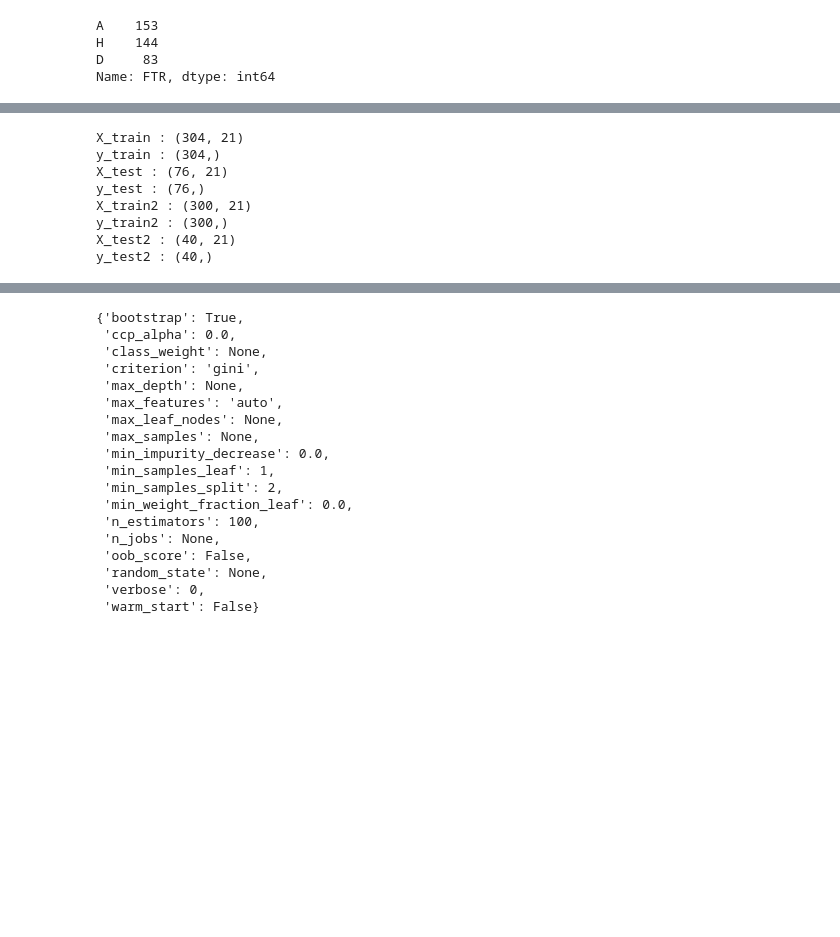
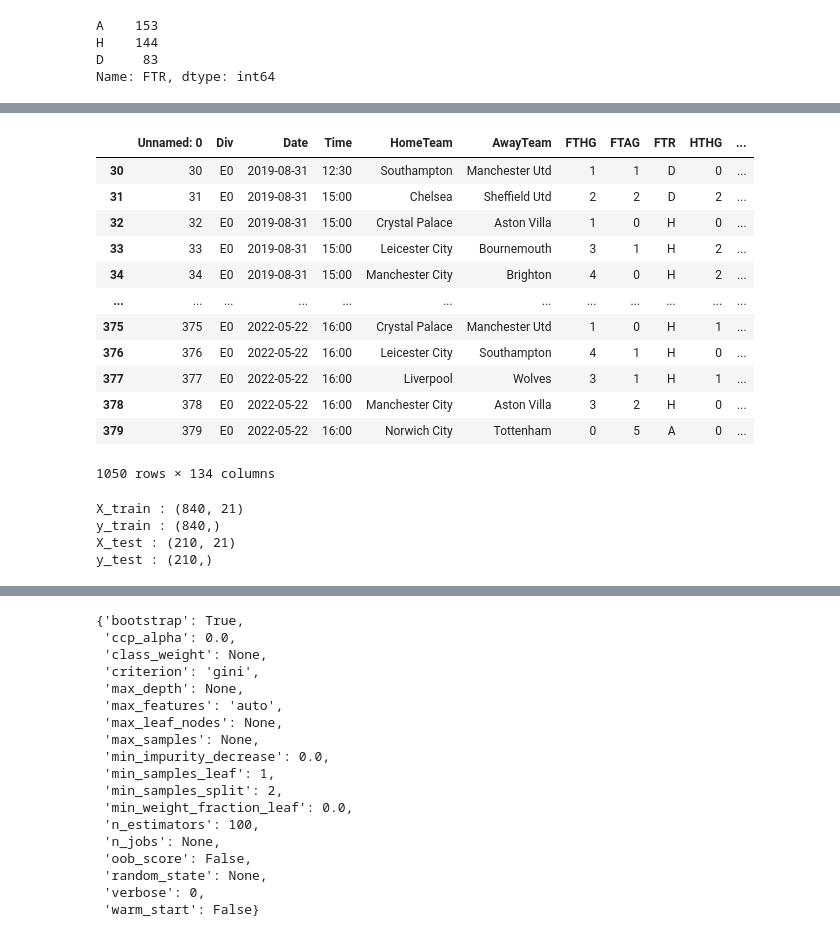
Before and after one commit to Giuliano99/Masterarbeit, a Jupyter notebook: Random Forest.ipynb, the cells around one changed output, grey strips where cells are left out. Saved outputs shown, nothing was run; the diff lists cells and outputs as text; code cells hidden in the pictures; blank space fills up the shorter version.

```diff
--- a/Random Forest.ipynb
+++ b/Random Forest.ipynb
@@ -467,3 +478,25 @@ PL20_21_features
+# %%
+#remove first 3 gameweeks
+PL19_20_features_tmp  = PL19_20_features.iloc[ -350:]
+PL20_21_features_tmp  = PL20_21_features.iloc[ -350:]
+PL21_22_features_tmp  = PL21_22_features.iloc[ -350:]
+#concatenate seasons
+PL_total = pd.concat([PL19_20_features_tmp, PL20_21_features_tmp, PL21_22_features_tmp])
+PL_total
+# %% [output]
+|  | Unnamed: 0 | Div | Date | Time | HomeTeam | AwayTeam | FTHG | FTAG | FTR | HTHG | ... |
+| 30 | 30 | E0 | 2019-08-31 | 12:30 | Southampton | Manchester Utd | 1 | 1 | D | 0 | ... |
+| 31 | 31 | E0 | 2019-08-31 | 15:00 | Chelsea | Sheffield Utd | 2 | 2 | D | 2 | ... |
+| 32 | 32 | E0 | 2019-08-31 | 15:00 | Crystal Palace | Aston Villa | 1 | 0 | H | 0 | ... |
+| 33 | 33 | E0 | 2019-08-31 | 15:00 | Leicester City | Bournemouth | 3 | 1 | H | 2 | ... |
+| 34 | 34 | E0 | 2019-08-31 | 15:00 | Manchester City | Brighton | 4 | 0 | H | 2 | ... |
+| ... | ... | ... | ... | ... | ... | ... | ... | ... | ... | ... | ... |
+| 375 | 375 | E0 | 2022-05-22 | 16:00 | Crystal Palace | Manchester Utd | 1 | 0 | H | 1 | ... |
+| 376 | 376 | E0 | 2022-05-22 | 16:00 | Leicester City | Southampton | 4 | 1 | H | 0 | ... |
+| 377 | 377 | E0 | 2022-05-22 | 16:00 | Liverpool | Wolves | 3 | 1 | H | 1 | ... |
+| 378 | 378 | E0 | 2022-05-22 | 16:00 | Manchester City | Aston Villa | 3 | 2 | H | 0 | ... |
+| 379 | 379 | E0 | 2022-05-22 | 16:00 | Norwich City | Tottenham | 0 | 5 | A | 0 | ... |
+1050 rows × 134 columns
 # %%
 #prepare Data for ML Algos
 #add column for H A X
@@ -497,19 +520,11 @@ print(f'X_train : {X_train.shape}')
 print(f'y_train : {y_train.shape}')
 print(f'X_test : {X_test.shape}')
 print(f'y_test : {y_test.shape}')
-print(f'X_train2 : {X_train2.shape}')
-print(f'y_train2 : {y_train2.shape}')
-print(f'X_test2 : {X_test2.shape}')
-print(f'y_test2 : {y_test2.shape}')
 # %% [output]
-X_train : (304, 21)
-y_train : (304,)
-X_test : (76, 21)
-y_test : (76,)
-X_train2 : (300, 21)
-y_train2 : (300,)
-X_test2 : (40, 21)
-y_test2 : (40,)
+X_train : (840, 21)
+y_train : (840,)
+X_test : (210, 21)
+y_test : (210,)
 # %%
 #set up classifiers
 rf_model = RandomForestClassifier()
```
Also changed, not shown: parts of 25 cells of this notebook, 6 other files.
